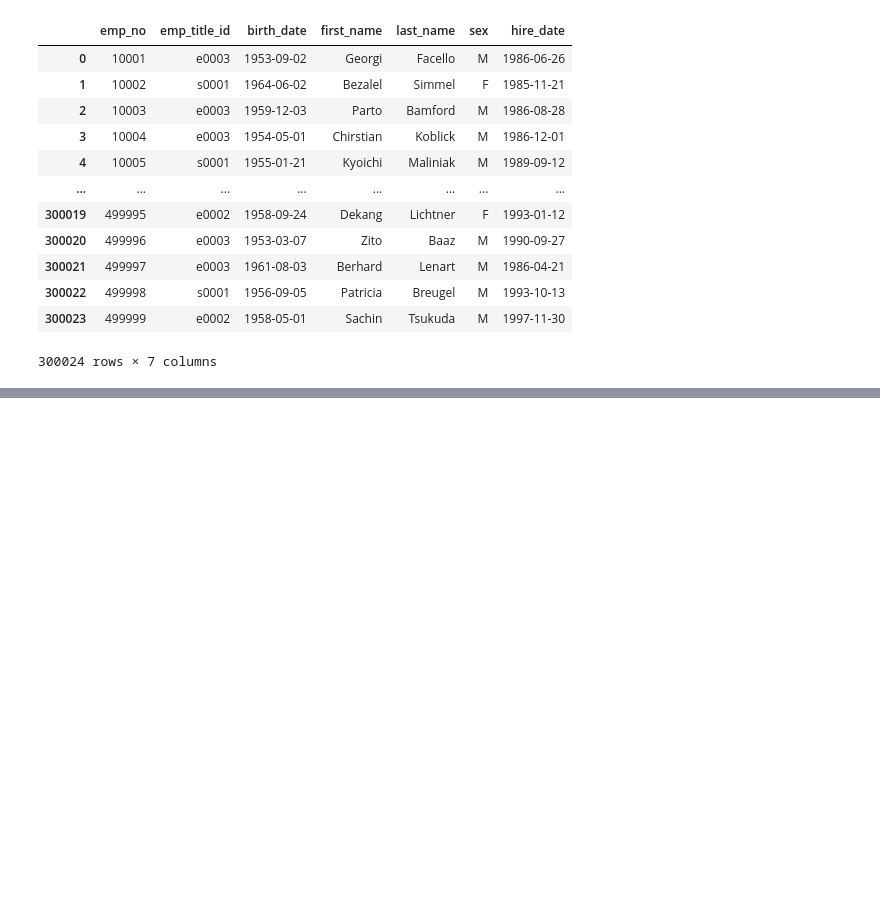
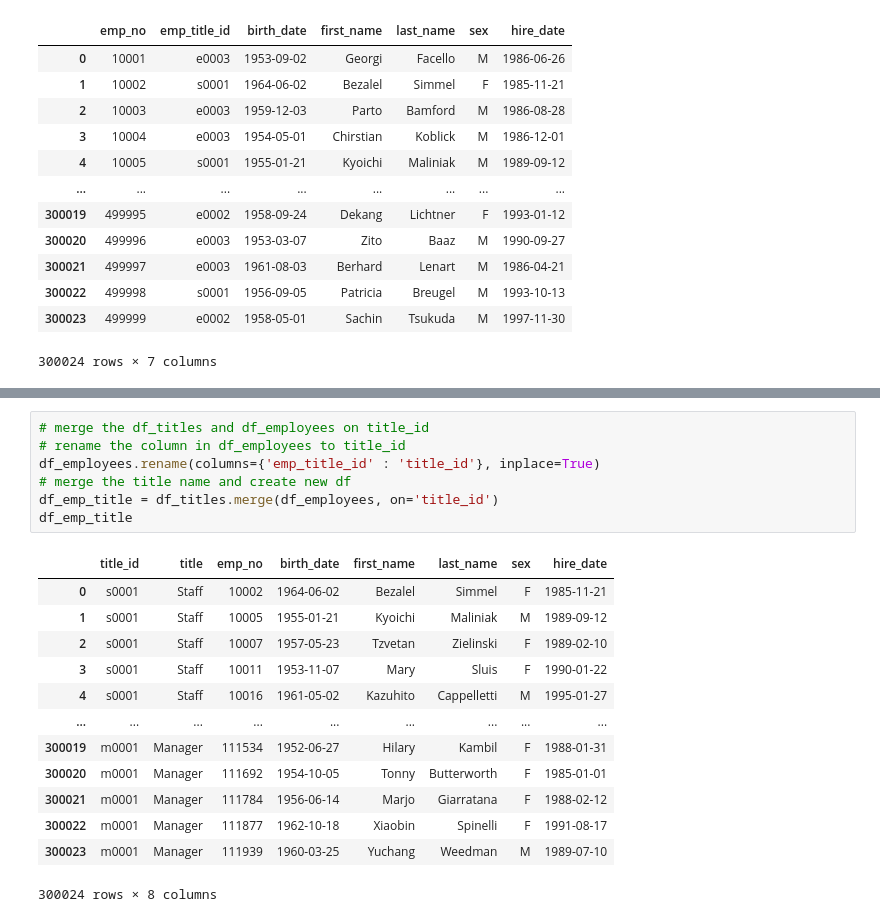
Before and after one commit to SandyGoodell/sql-challange, a Jupyter notebook: EmployeeSQL/bonus.ipynb, the cells around one changed output, grey strips where cells are left out. Drawn from its saved outputs; the diff is of its cells as text; blank space fills up the shorter version.

```diff
--- a/EmployeeSQL/bonus.ipynb
+++ b/EmployeeSQL/bonus.ipynb
@@ -85,0 +96,21 @@ df_employees
+# %%
+# merge the df_titles and df_employees on title_id
+# rename the column in df_employees to title_id
+df_employees.rename(columns={'emp_title_id' : 'title_id'}, inplace=True)
+# merge the title name and create new df
+df_emp_title = df_titles.merge(df_employees, on='title_id')
+df_emp_title
+# %% [output]
+|  | title_id | title | emp_no | birth_date | first_name | last_name | sex | hire_date |
+| 0 | s0001 | Staff | 10002 | 1964-06-02 | Bezalel | Simmel | F | 1985-11-21 |
+| 1 | s0001 | Staff | 10005 | 1955-01-21 | Kyoichi | Maliniak | M | 1989-09-12 |
+| 2 | s0001 | Staff | 10007 | 1957-05-23 | Tzvetan | Zielinski | F | 1989-02-10 |
+| 3 | s0001 | Staff | 10011 | 1953-11-07 | Mary | Sluis | F | 1990-01-22 |
+| 4 | s0001 | Staff | 10016 | 1961-05-02 | Kazuhito | Cappelletti | M | 1995-01-27 |
+| ... | ... | ... | ... | ... | ... | ... | ... | ... |
+| 300019 | m0001 | Manager | 111534 | 1952-06-27 | Hilary | Kambil | F | 1988-01-31 |
+| 300020 | m0001 | Manager | 111692 | 1954-10-05 | Tonny | Butterworth | F | 1985-01-01 |
+| 300021 | m0001 | Manager | 111784 | 1956-06-14 | Marjo | Giarratana | F | 1988-02-12 |
+| 300022 | m0001 | Manager | 111877 | 1962-10-18 | Xiaobin | Spinelli | F | 1991-08-17 |
+| 300023 | m0001 | Manager | 111939 | 1960-03-25 | Yuchang | Weedman | M | 1989-07-10 |
+300024 rows × 8 columns
```
Also changed, not shown: parts of 5 cells of this notebook, 3 other files.
